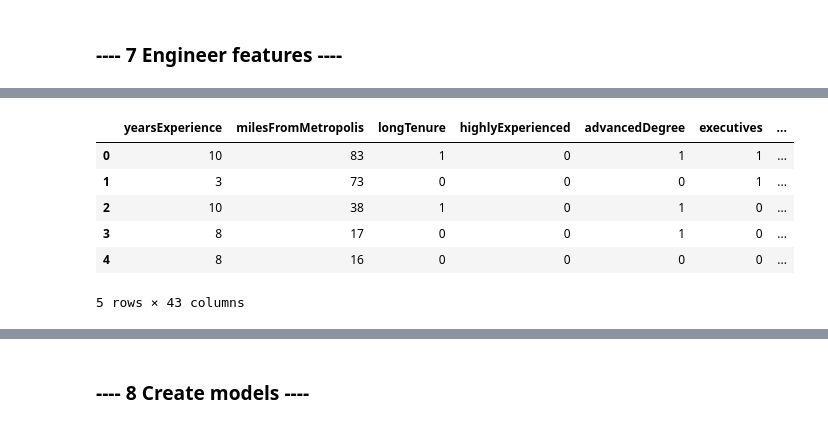
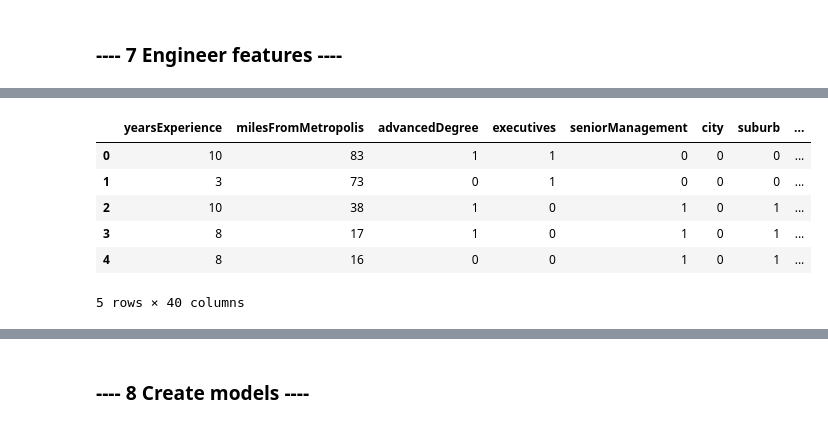
Before and after one commit to HieuNguyen258/Are-we-overpaying-our-employees-, a Jupyter notebook: Salary Prediction Project.ipynb, the cells around one changed output, grey strips where cells are left out. Saved outputs shown, nothing was run; the diff lists cells and outputs as text; code cells hidden in the pictures.

```diff
--- a/Salary Prediction Project.ipynb
+++ b/Salary Prediction Project.ipynb
@@ -636,30 +659,30 @@ train_cleaned.head()
 # %%
 #removing companyId as a categorical feature, see EDA for detail
 cat_features = ['jobType', 'degree', 'major', 'industry']
 num_features = ['yearsExperience', 'milesFromMetropolis']
 
 #separate target
 train_cleaned_target = train_cleaned.salary
 
 #create train features df
 train_cleaned_features = train_cleaned[num_features + cat_features]
 
 #feature engineering
-train_cleaned_features = feature_engineering(train_cleaned_features)
+train_cleaned_features, summarized_columns = feature_engineering(train_cleaned_features)
 
 #encode dummies
 train_cleaned_features = encode_dummies(train_cleaned_features, cat_features)
 
 #cleaned train features set after feature engineering
 train_cleaned_features.head()
 # %% [output]
-|  | yearsExperience | milesFromMetropolis | longTenure | highlyExperienced | advancedDegree | executives | ... |
-| 0 | 10 | 83 | 1 | 0 | 1 | 1 | ... |
-| 1 | 3 | 73 | 0 | 0 | 0 | 1 | ... |
-| 2 | 10 | 38 | 1 | 0 | 1 | 0 | ... |
-| 3 | 8 | 17 | 0 | 0 | 1 | 0 | ... |
-| 4 | 8 | 16 | 0 | 0 | 0 | 0 | ... |
+|  | yearsExperience | milesFromMetropolis | advancedDegree | executives | seniorManagement | city | suburb | ... |
+| 0 | 10 | 83 | 1 | 1 | 0 | 0 | 0 | ... |
+| 1 | 3 | 73 | 0 | 1 | 0 | 0 | 0 | ... |
+| 2 | 10 | 38 | 1 | 0 | 1 | 0 | 1 | ... |
+| 3 | 8 | 17 | 1 | 0 | 1 | 0 | 1 | ... |
+| 4 | 8 | 16 | 0 | 0 | 1 | 0 | 1 | ... |
-5 rows × 43 columns
+5 rows × 40 columns
 # %%
 train_cleaned_features.info()
 # %% [output]
```
Also changed, not shown: parts of 11 cells of this notebook.
